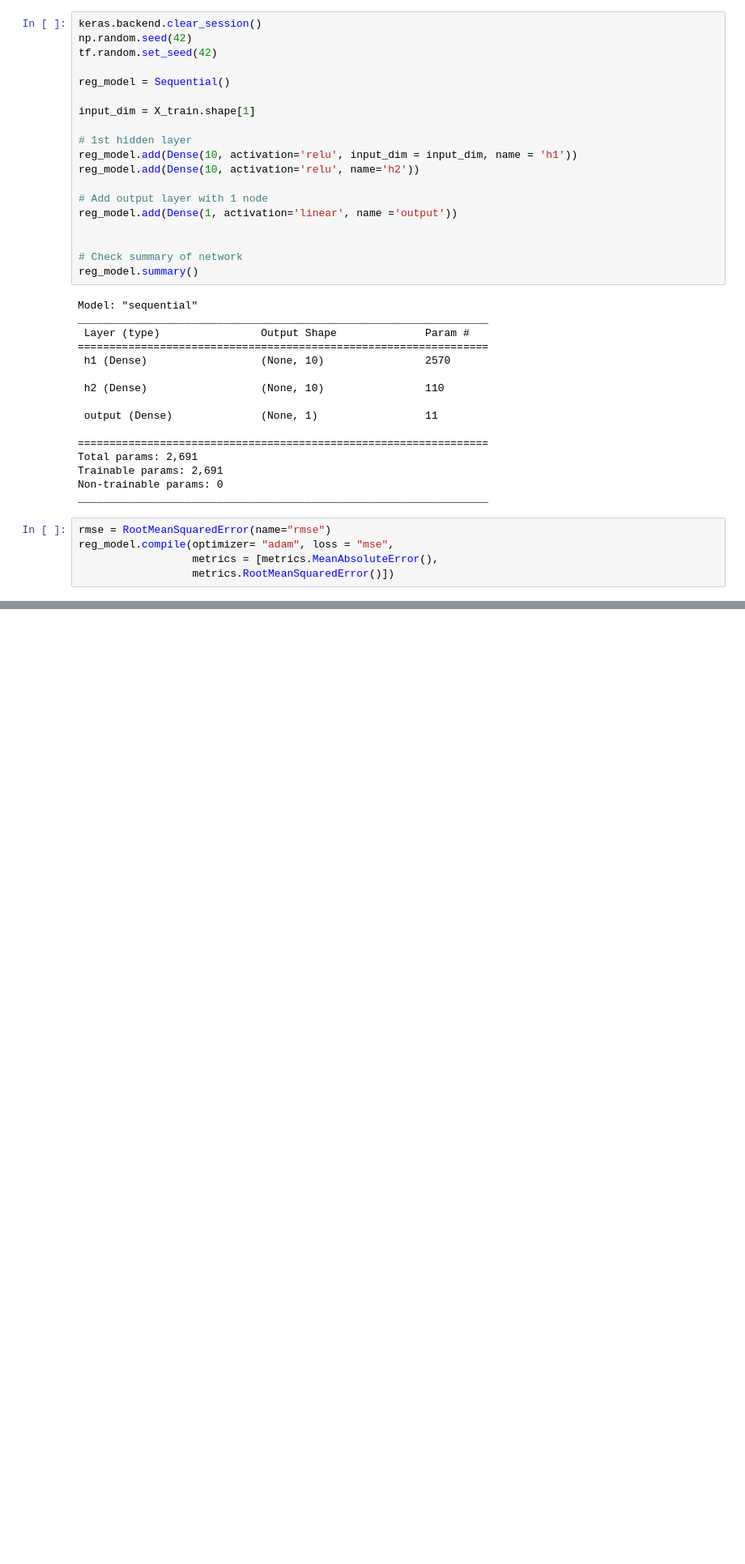
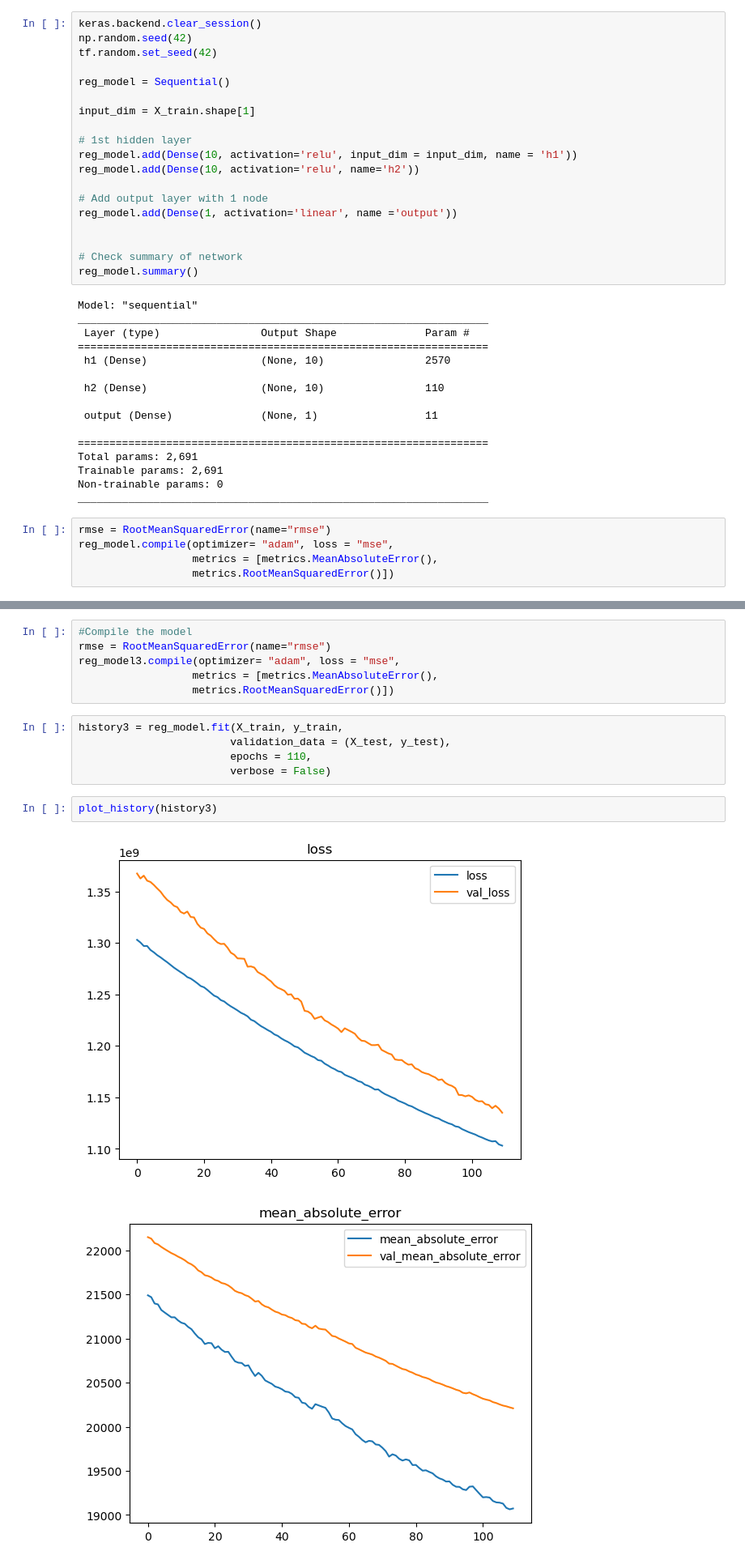
Before and after one commit to jaytrey777/Neural-Network-Exercise, a Jupyter notebook: Neural Network Exercise.ipynb, the cells around one changed output, grey strips where cells are left out. Shown: that part at 81% size. Drawn from its saved outputs; the diff is of its cells as text; blank space fills up the shorter version.

```diff
--- a/Neural Network Exercise.ipynb
+++ b/Neural Network Exercise.ipynb
@@ -283,0 +389,16 @@ Detected at node 'StatefulPartitionedCall_4' defined at (most recent call last):
+# %%
+#Compile the model
+rmse = RootMeanSquaredError(name="rmse")
+reg_model3.compile(optimizer= "adam", loss = "mse",
+                  metrics = [metrics.MeanAbsoluteError(),
+                  metrics.RootMeanSquaredError()])
+# %%
+history3 = reg_model.fit(X_train, y_train,
+                        validation_data = (X_test, y_test),
+                        epochs = 110,
+                        verbose = False)
+# %%
+plot_history(history3)
+# %% [output]
+[figure, added]
+[figure, added]
```
Also changed, not shown: parts of 15 cells of this notebook.
